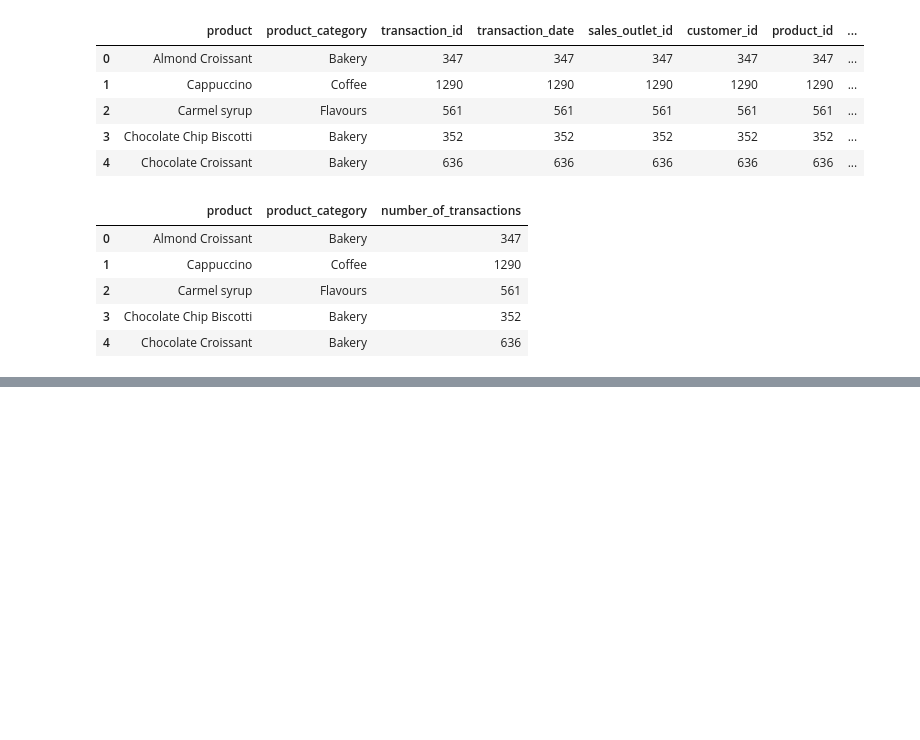
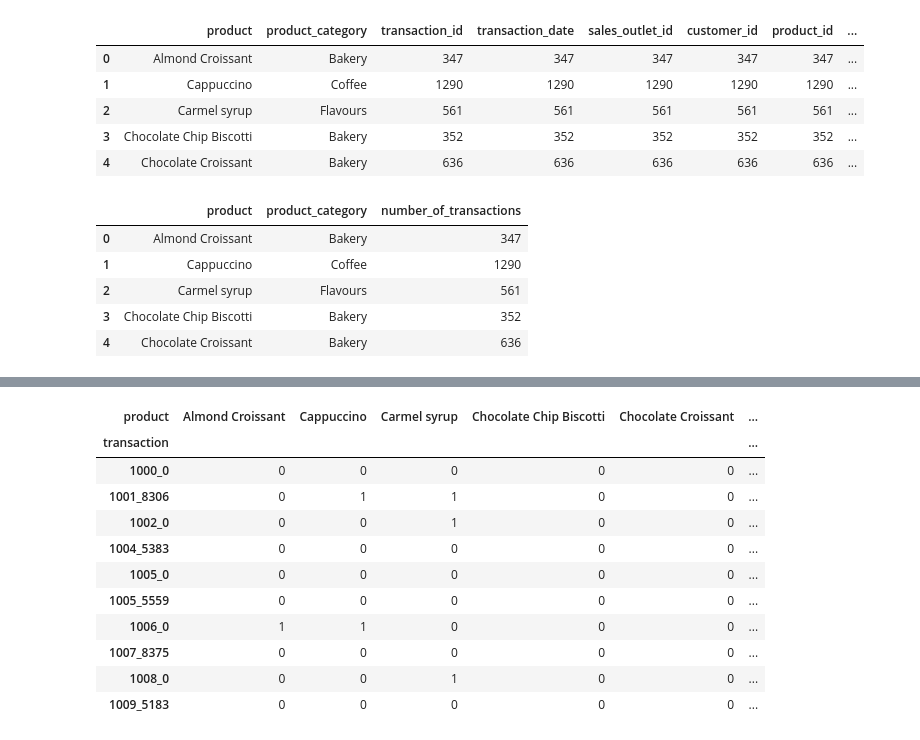
Before and after one commit to Anus-Ali-Khan/Coffee-Shop-LLM, a Jupyter notebook: python_code/recommendation_engine_training.ipynb, the cells around one changed output, grey strips where cells are left out. Cells and saved outputs as stored; diff of their text form; code cells hidden in the pictures; blank space fills up the shorter version.

```diff
--- a/python_code/recommendation_engine_training.ipynb
+++ b/python_code/recommendation_engine_training.ipynb
@@ -248,0 +251,3 @@ product_recommendation.to_csv('api/recommendation_objects/popularity_recommendat
+# %%
+train_basket = (dataset.groupby(['transaction','product'])['product'].count().reset_index(name='Count'))
+train_basket.head()
@@ -248,0 +272,23 @@ product_recommendation.to_csv('api/recommendation_objects/popularity_recommendat
+# %%
+def encode_units(x):
+    if x <= 0:
+        return 0
+    if x > 0:
+        return 1
+
+my_basket_sets = my_basket.applymap(encode_units) # applymap will apply function to all cells
+
+my_basket_sets.head(10)
+# %% [output]
+| product | Almond Croissant | Cappuccino | Carmel syrup | Chocolate Chip Biscotti | Chocolate Croissant | ... |
+| transaction |  |  |  |  |  | ... |
+| 1000_0 | 0 | 0 | 0 | 0 | 0 | ... |
+| 1001_8306 | 0 | 1 | 1 | 0 | 0 | ... |
+| 1002_0 | 0 | 0 | 1 | 0 | 0 | ... |
+| 1004_5383 | 0 | 0 | 0 | 0 | 0 | ... |
+| 1005_0 | 0 | 0 | 0 | 0 | 0 | ... |
+| 1005_5559 | 0 | 0 | 0 | 0 | 0 | ... |
+| 1006_0 | 1 | 1 | 0 | 0 | 0 | ... |
+| 1007_8375 | 0 | 0 | 0 | 0 | 0 | ... |
+| 1008_0 | 0 | 0 | 1 | 0 | 0 | ... |
+| 1009_5183 | 0 | 0 | 0 | 0 | 0 | ... |
```
Also changed, not shown: parts of 12 cells of this notebook, 1 other file.
